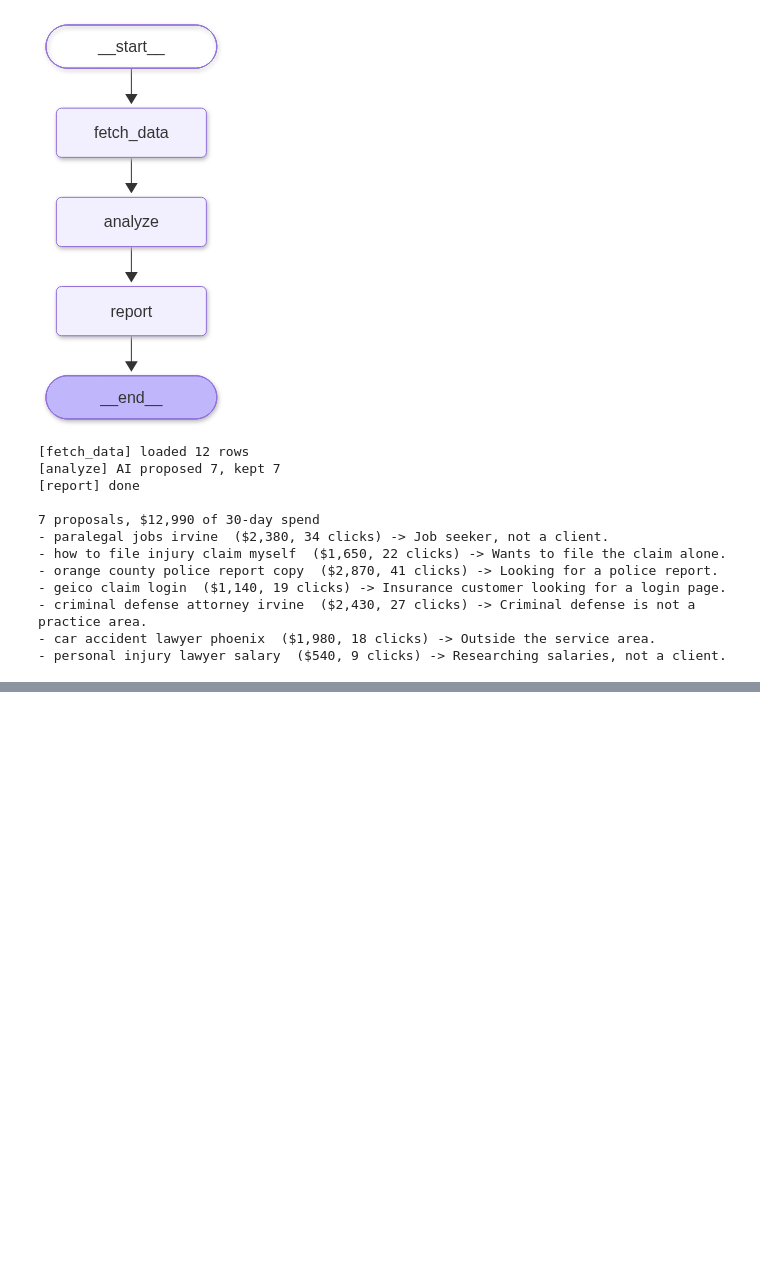
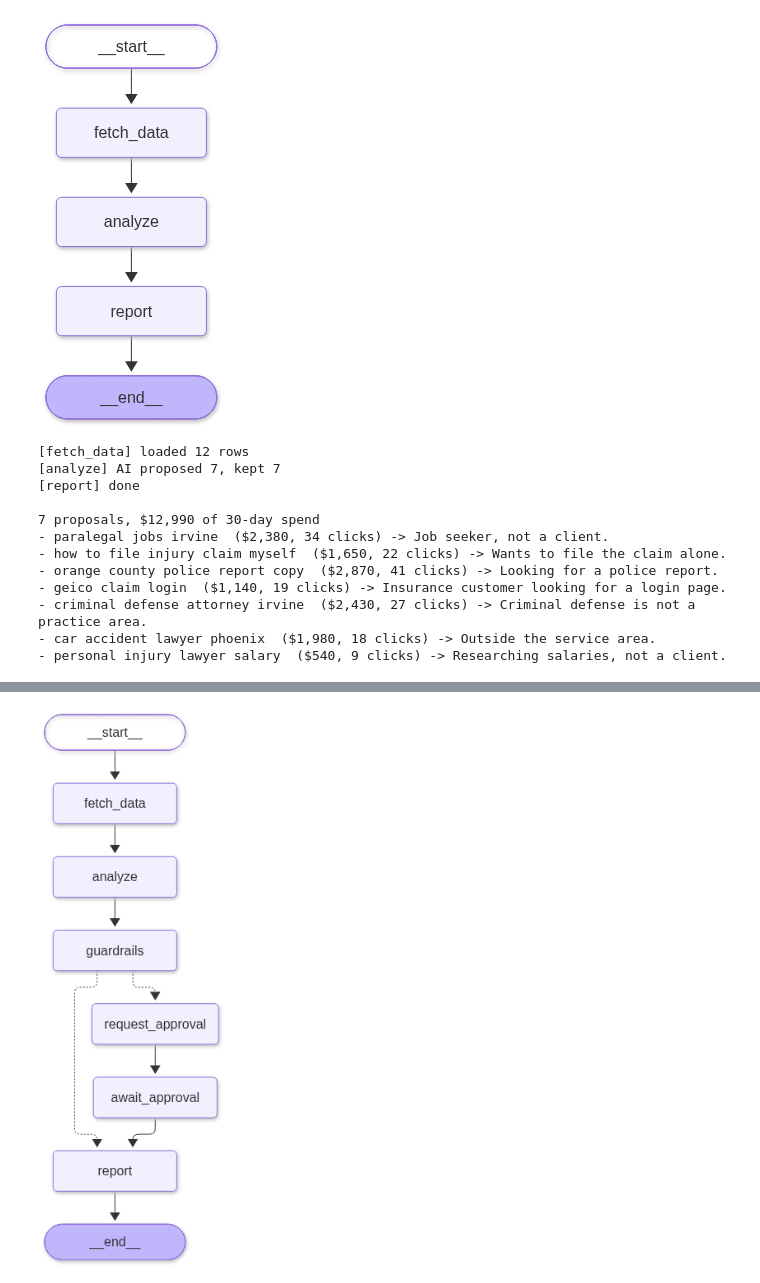
Before and after one commit to Tannazsetayesh/pi-ads-agent, a Jupyter notebook: notebooks/ads-agent.ipynb, the cells around one changed output, grey strips where cells are left out. Cells and saved outputs as stored; diff of their text form; code cells hidden in the pictures; blank space fills up the shorter version.

```diff
--- a/notebooks/ads-agent.ipynb
+++ b/notebooks/ads-agent.ipynb
@@ -368,0 +646,64 @@ print(result["summary"])
+# %%
+from langgraph.graph import StateGraph, START, END
+from langgraph.checkpoint.memory import InMemorySaver
+from langgraph.checkpoint.serde.jsonplus import JsonPlusSerializer
+
+
+def report_node(state: AgentState) -> dict:
+    """Node: final status of every proposal."""
+    results = {r.proposal_id: r for r in state["guardrail_results"]}
+    decided = {d.proposal_id: d for d in state.get("decisions", [])}
+    lines = []
+    for p in state["proposals"]:
+        r = results[p.proposal_id]
+        if not r.passed:
+            status = f"BLOCKED by guardrails {r.violations}"
+        elif p.proposal_id not in decided:
+            status = "no decision"
+        elif decided[p.proposal_id].approved:
+            status = f"APPROVED by {decided[p.proposal_id].approver_id}"
+        else:
+            status = f"REJECTED by {decided[p.proposal_id].approver_id}"
+        lines.append(f"  {p.proposal_id}  '{p.target_text}' -> {status}")
+    for n in state.get("notes", []):
+        lines.append(f"  note: {n}")
+    print("[report] done")
+    return {"summary": "\n".join(lines)}
+
+
+# Tell the memory which of our classes it is allowed to save and load
+MY_CLASSES = [(c.__module__, c.__name__) for c in
+              [ActionType, SearchTermRow, ProposalDraft, Evidence, Proposal, GuardrailResult, Decision]]
+
+
+def build_graph():
+    b = StateGraph(AgentState)
+    b.add_node("fetch_data", fetch_data)
+    b.add_node("analyze", analyze)
+    b.add_node("guardrails", guardrails)
+    b.add_node("request_approval", request_approval)
+    b.add_node("await_approval", await_approval)
+    b.add_node("report", report_node)
+
+    b.add_edge(START, "fetch_data")
+    b.add_edge("fetch_data", "analyze")
+    b.add_edge("analyze", "guardrails")
+    b.add_conditional_edges("guardrails", route_after_guardrails,          # conditional!
+                            {"request_approval": "request_approval", "report": "report"})
+    b.add_edge("request_approval", "await_approval")
+    b.add_edge("await_approval", "report")
+    b.add_edge("report", END)
+
+    memory = InMemorySaver(serde=JsonPlusSerializer(allowed_msgpack_modules=MY_CLASSES))
+    return b.compile(checkpointer=memory)
+
+
+graph = build_graph()
+
+from IPython.display import Image, display
+try:
+    display(Image(graph.get_graph().draw_mermaid_png()))
+except Exception:
+    print(graph.get_graph().draw_mermaid())
+# %% [output]
+[figure, added]
```
Also changed, not shown: parts of 10 cells of this notebook.
